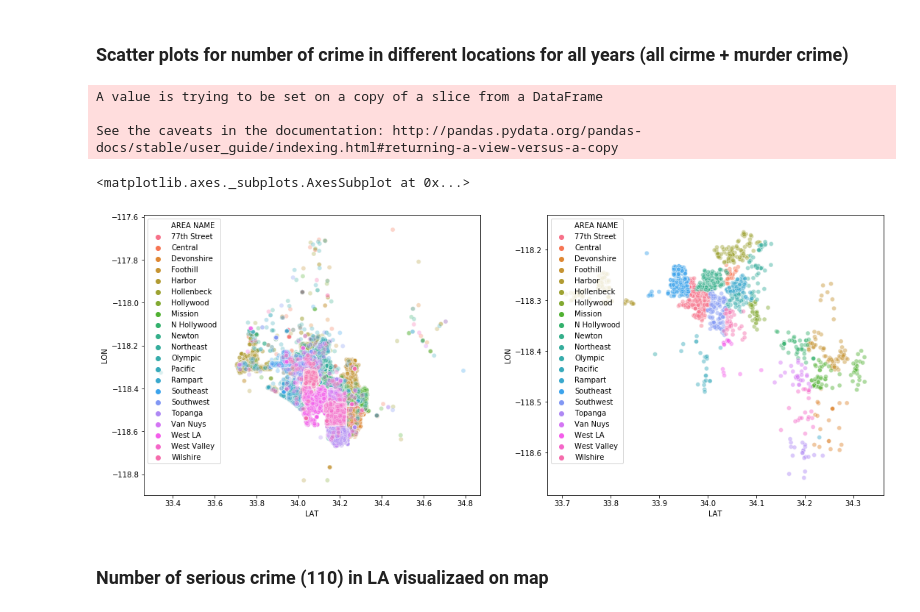
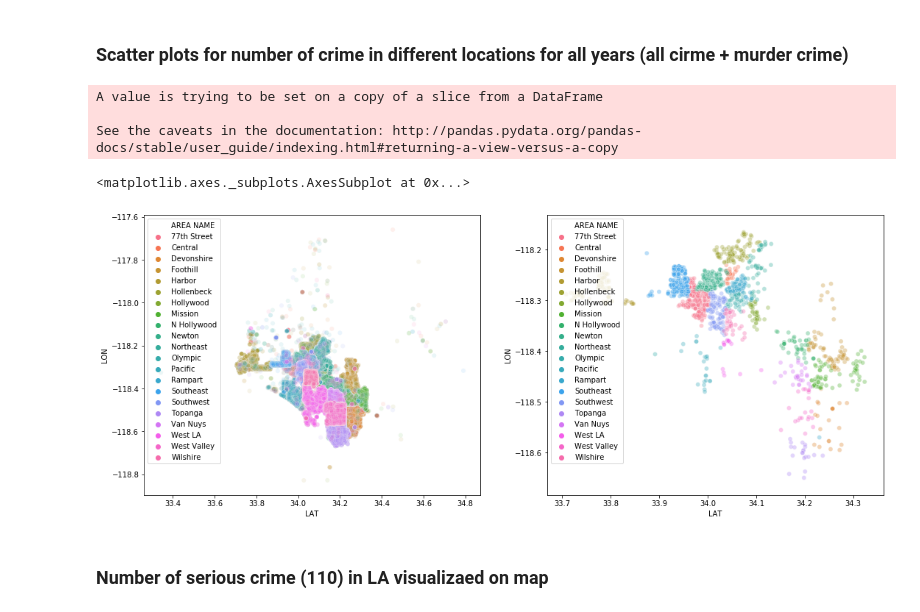
Before and after one commit to moody6520/15688Project, a Jupyter notebook: Visu-part3.ipynb, the cells around one changed output. Cells and saved outputs as stored; diff of their text form; code cells hidden in the pictures.

```diff
--- a/Visu-part3.ipynb
+++ b/Visu-part3.ipynb
@@ -50,2 +52,3 @@ histo_data.TAX_INCOME.plot(kind='bar', color='blue', ax=ax2, width=width, positi
 # %%
-data = df[["DR_NO", "AREA ","AREA NAME", "DATE OCC", "Crm Cd","LAT", "LON","YEAR"]].dropna()
+# data = df[["DR_NO", "AREA ","AREA NAME", "DATE OCC", "Crm Cd","LAT", "LON","YEAR"]].dropna()
+df
@@ -54,22 +71,22 @@ data = df[["DR_NO", "AREA ","AREA NAME", "DATE OCC", "Crm Cd","LAT", "LON","YEAR
 # %%
 # security measurement
 fig, axes = plt.subplots(1,2, figsize = (18,7))
 data.LAT.replace(0, None, inplace=True)
 data.LON.replace(0, None, inplace=True)
 
 kill_data = data[data["Crm Cd"] == 110]
 data.sort_values(by=['AREA NAME'], inplace=True)
 kill_data.sort_values(by=["AREA NAME"], inplace=True)
 # all crime over 10 years location distribution
-sys.scatterplot(x = "LAT",  y= "LON", hue = "AREA NAME", alpha= 0.30, data = data, ax = axes[0])
+sys.scatterplot(x = "LAT",  y= "LON", hue = "AREA NAME", alpha= 0.10, data = data, ax = axes[0])
 # kill crime over 10 years location distribution
-sys.scatterplot(x = "LAT",  y= "LON", hue = "AREA NAME", alpha= 0.45, data = kill_data, ax = axes[1])
+sys.scatterplot(x = "LAT",  y= "LON", hue = "AREA NAME", alpha= 0.35, data = kill_data, ax = axes[1])
 # %% [output]
 A value is trying to be set on a copy of a slice from a DataFrame
 
 See the caveats in the documentation: http://pandas.pydata.org/pandas-docs/stable/user_guide/indexing.html#returning-a-view-versus-a-copy
 <matplotlib.axes._subplots.AxesSubplot at 0x...>
-[figure, old version]
+[figure, new version]
 # %%
 map_data = df[["DR_NO","AREA ", "Crm Cd","LON", "LAT"]]
 map_data = map_data[map_data["Crm Cd"]==110]
```
Also changed, not shown: parts of 5 cells of this notebook.
